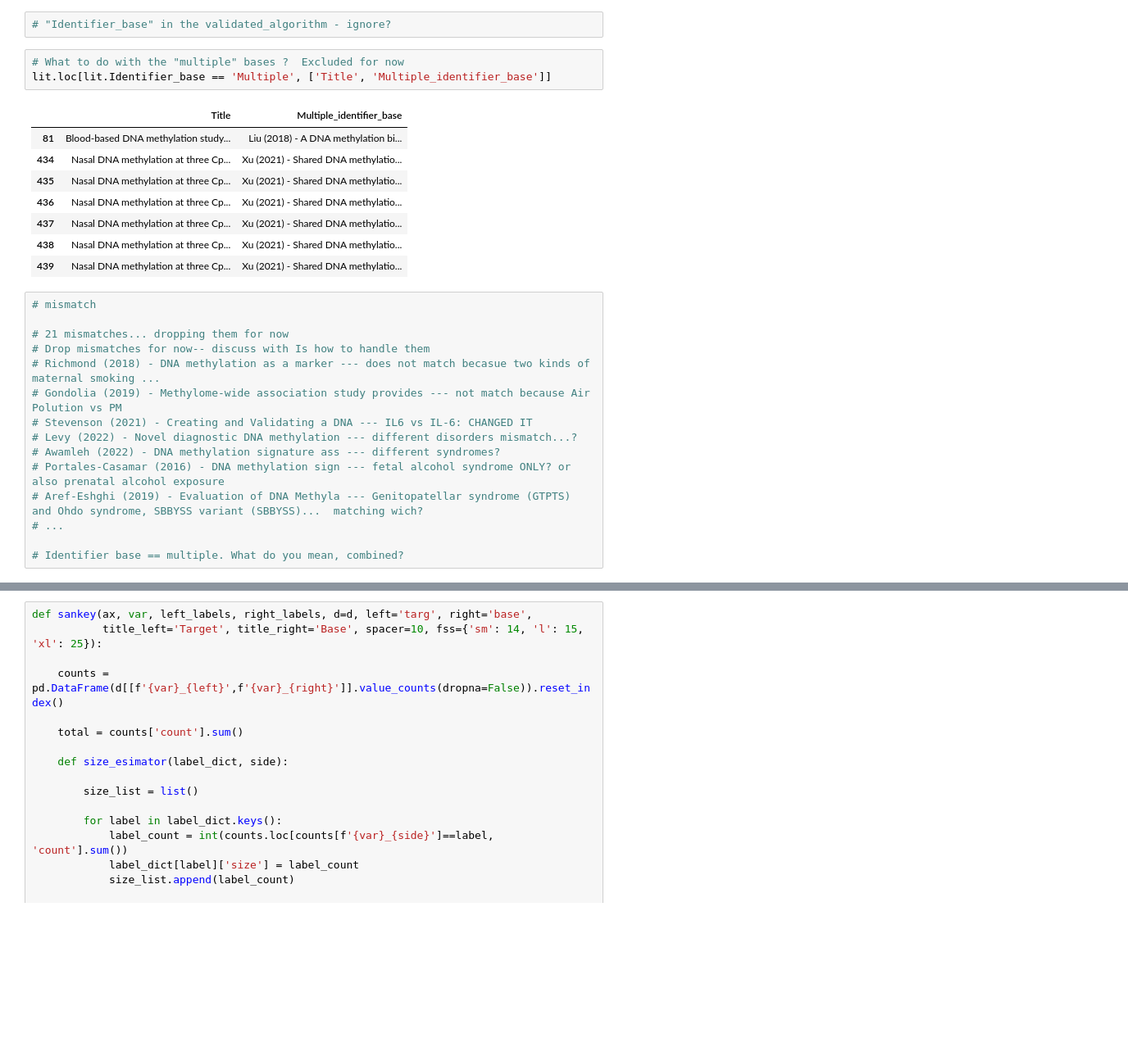
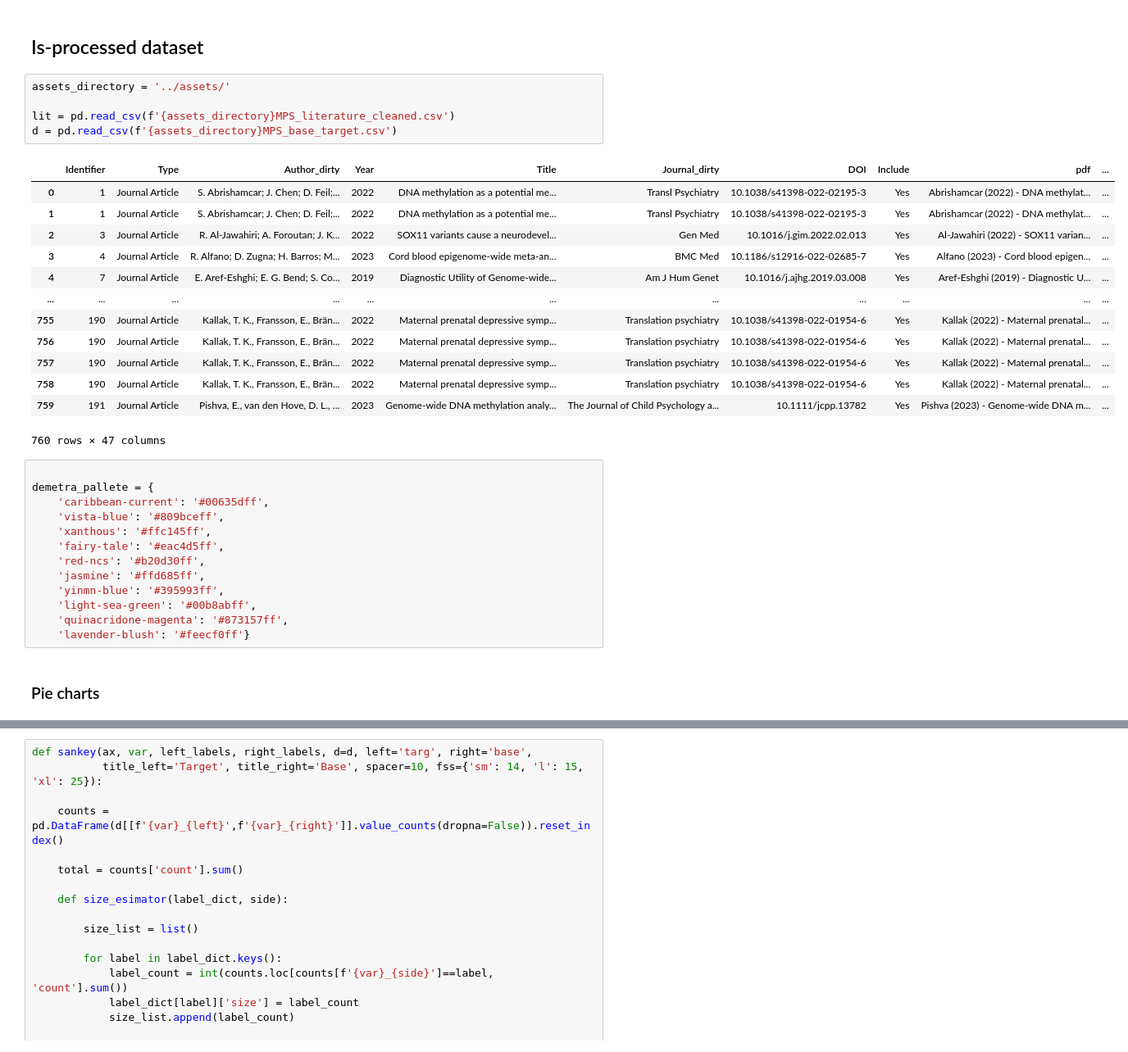
Before and after one commit to inDEPTHlab/DeMetRA-review, a Jupyter notebook: static_output/static_figures.ipynb, the cells around one changed output, grey strips where cells are left out. Shown: that part at 82% size. Saved outputs shown, nothing was run; the diff lists cells and outputs as text; blank space fills up the shorter version.

Commit message:
data cleaning and bibliography matching

```diff
--- a/static_output/static_figures.ipynb
+++ b/static_output/static_figures.ipynb
@@ -115,30 +7,37 @@ d.shape
-# %%
-# "Identifier_base" in the validated_algorithm - ignore?
-# %%
-# What to do with the "multiple" bases ?  Excluded for now
-lit.loc[lit.Identifier_base == 'Multiple', ['Title', 'Multiple_identifier_base']]
-# %% [output]
-|  | Title | Multiple_identifier_base |
-| 81 | Blood-based DNA methylation study... | Liu (2018) - A DNA methylation bi... |
-| 434 | Nasal DNA methylation at three Cp... | Xu (2021) - Shared DNA methylatio... |
-| 435 | Nasal DNA methylation at three Cp... | Xu (2021) - Shared DNA methylatio... |
-| 436 | Nasal DNA methylation at three Cp... | Xu (2021) - Shared DNA methylatio... |
-| 437 | Nasal DNA methylation at three Cp... | Xu (2021) - Shared DNA methylatio... |
-| 438 | Nasal DNA methylation at three Cp... | Xu (2021) - Shared DNA methylatio... |
-| 439 | Nasal DNA methylation at three Cp... | Xu (2021) - Shared DNA methylatio... |
-# %%
-# mismatch
-
-# 21 mismatches... dropping them for now
-# Drop mismatches for now-- discuss with Is how to handle them
-# Richmond (2018) - DNA methylation as a marker --- does not match becasue two kinds of maternal smoking ...
-# Gondolia (2019) - Methylome-wide association study provides --- not match because Air Polution vs PM
-# Stevenson (2021) - Creating and Validating a DNA --- IL6 vs IL-6: CHANGED IT
-# Levy (2022) - Novel diagnostic DNA methylation --- different disorders mismatch...?
-# Awamleh (2022) - DNA methylation signature ass --- different syndromes?
-# Portales-Casamar (2016) - DNA methylation sign --- fetal alcohol syndrome ONLY? or also prenatal alcohol exposure
-# Aref-Eshghi (2019) - Evaluation of DNA Methyla --- Genitopatellar syndrome (GTPTS) and Ohdo syndrome, SBBYSS variant (SBBYSS)...  matching wich?
-# ...
-
-# Identifier base == multiple. What do you mean, combined?
+# %% [markdown]
+## Is-processed dataset
+# %%
+assets_directory = '../assets/'
+
+lit = pd.read_csv(f'{assets_directory}MPS_literature_cleaned.csv')
+d = pd.read_csv(f'{assets_directory}MPS_base_target.csv')
+# %% [output]
+|  | Identifier | Type | Author_dirty | Year | Title | Journal_dirty | DOI | Include | pdf | ... |
+| 0 | 1 | Journal Article | S. Abrishamcar; J. Chen; D. Feil;... | 2022 | DNA methylation as a potential me... | Transl Psychiatry | 10.1038/s41398-022-02195-3 | Yes | Abrishamcar (2022) - DNA methylat... | ... |
+| 1 | 1 | Journal Article | S. Abrishamcar; J. Chen; D. Feil;... | 2022 | DNA methylation as a potential me... | Transl Psychiatry | 10.1038/s41398-022-02195-3 | Yes | Abrishamcar (2022) - DNA methylat... | ... |
+| 2 | 3 | Journal Article | R. Al-Jawahiri; A. Foroutan; J. K... | 2022 | SOX11 variants cause a neurodevel... | Gen Med | 10.1016/j.gim.2022.02.013 | Yes | Al-Jawahiri (2022) - SOX11 varian... | ... |
+| 3 | 4 | Journal Article | R. Alfano; D. Zugna; H. Barros; M... | 2023 | Cord blood epigenome-wide meta-an... | BMC Med | 10.1186/s12916-022-02685-7 | Yes | Alfano (2023) - Cord blood epigen... | ... |
+| 4 | 7 | Journal Article | E. Aref-Eshghi; E. G. Bend; S. Co... | 2019 | Diagnostic Utility of Genome-wide... | Am J Hum Genet | 10.1016/j.ajhg.2019.03.008 | Yes | Aref-Eshghi (2019) - Diagnostic U... | ... |
+| ... | ... | ... | ... | ... | ... | ... | ... | ... | ... | ... |
+| 755 | 190 | Journal Article | Kallak, T. K., Fransson, E., Brän... | 2022 | Maternal prenatal depressive symp... | Translation psychiatry | 10.1038/s41398-022-01954-6 | Yes | Kallak (2022) - Maternal prenatal... | ... |
+| 756 | 190 | Journal Article | Kallak, T. K., Fransson, E., Brän... | 2022 | Maternal prenatal depressive symp... | Translation psychiatry | 10.1038/s41398-022-01954-6 | Yes | Kallak (2022) - Maternal prenatal... | ... |
+| 757 | 190 | Journal Article | Kallak, T. K., Fransson, E., Brän... | 2022 | Maternal prenatal depressive symp... | Translation psychiatry | 10.1038/s41398-022-01954-6 | Yes | Kallak (2022) - Maternal prenatal... | ... |
+| 758 | 190 | Journal Article | Kallak, T. K., Fransson, E., Brän... | 2022 | Maternal prenatal depressive symp... | Translation psychiatry | 10.1038/s41398-022-01954-6 | Yes | Kallak (2022) - Maternal prenatal... | ... |
+| 759 | 191 | Journal Article | Pishva, E., van den Hove, D. L., ... | 2023 | Genome-wide DNA methylation analy... | The Journal of Child Psychology a... | 10.1111/jcpp.13782 | Yes | Pishva (2023) - Genome-wide DNA m... | ... |
+760 rows × 47 columns
+# %%
+
+demetra_pallete = {
+    'caribbean-current': '#00635dff',
+    'vista-blue': '#809bceff',
+    'xanthous': '#ffc145ff',
+    'fairy-tale': '#eac4d5ff',
+    'red-ncs': '#b20d30ff',
+    'jasmine': '#ffd685ff',
+    'yinmn-blue': '#395993ff',
+    'light-sea-green': '#00b8abff',
+    'quinacridone-magenta': '#873157ff',
+    'lavender-blush': '#feecf0ff'}
+# %% [markdown]
+### Pie charts
 # %%
```
Also changed, not shown: parts of 35 cells of this notebook, 15 other files.
